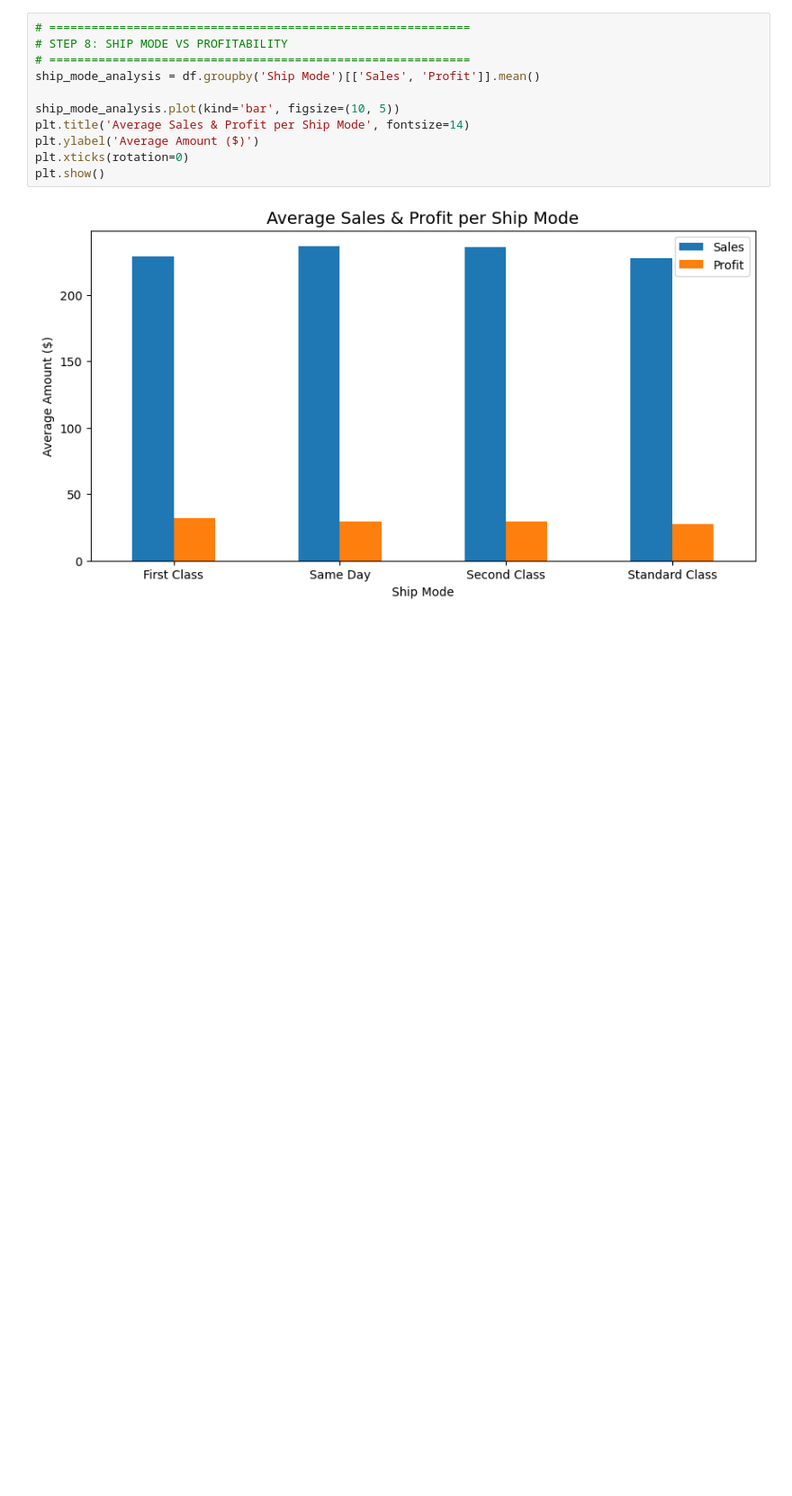
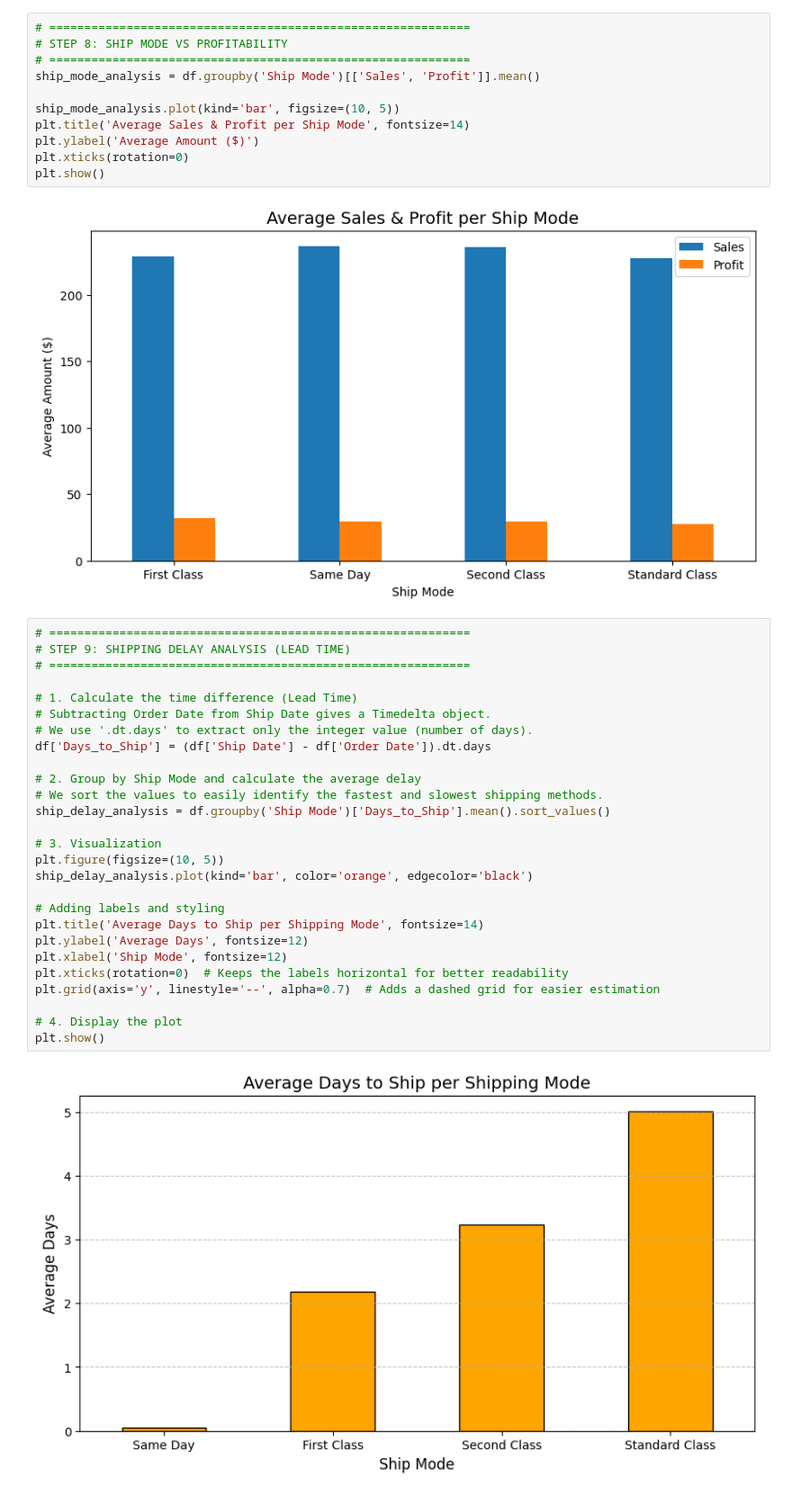
Before and after one commit to abdulkhaleq-sahel/data-science-portfolio, a Jupyter notebook: project-1-data-analysis/sales_data_analysis.ipynb, the cells around one changed output. Shown at 90% size. Cells and saved outputs as stored; diff of their text form; blank space fills up the shorter version.

```diff
--- a/project-1-data-analysis/sales_data_analysis.ipynb
+++ b/project-1-data-analysis/sales_data_analysis.ipynb
@@ -209,5 +209,34 @@ plt.xticks(rotation=0)
 plt.show()
 # %% [output]
 [figure]
+# %%
+# ============================================================
+# STEP 9: SHIPPING DELAY ANALYSIS (LEAD TIME)
+# ============================================================
+
+# 1. Calculate the time difference (Lead Time)
+# Subtracting Order Date from Ship Date gives a Timedelta object.
+# We use '.dt.days' to extract only the integer value (number of days).
+df['Days_to_Ship'] = (df['Ship Date'] - df['Order Date']).dt.days
+
+# 2. Group by Ship Mode and calculate the average delay
+# We sort the values to easily identify the fastest and slowest shipping methods.
+ship_delay_analysis = df.groupby('Ship Mode')['Days_to_Ship'].mean().sort_values()
+
+# 3. Visualization
+plt.figure(figsize=(10, 5))
+ship_delay_analysis.plot(kind='bar', color='orange', edgecolor='black')
+
+# Adding labels and styling
+plt.title('Average Days to Ship per Shipping Mode', fontsize=14)
+plt.ylabel('Average Days', fontsize=12)
+plt.xlabel('Ship Mode', fontsize=12)
+plt.xticks(rotation=0)  # Keeps the labels horizontal for better readability
+plt.grid(axis='y', linestyle='--', alpha=0.7)  # Adds a dashed grid for easier estimation
+
+# 4. Display the plot
+plt.show()
+# %% [output]
+[figure, added]
 # %%
 # ============================================================
```
Also changed, not shown: parts of 4 cells of this notebook.
